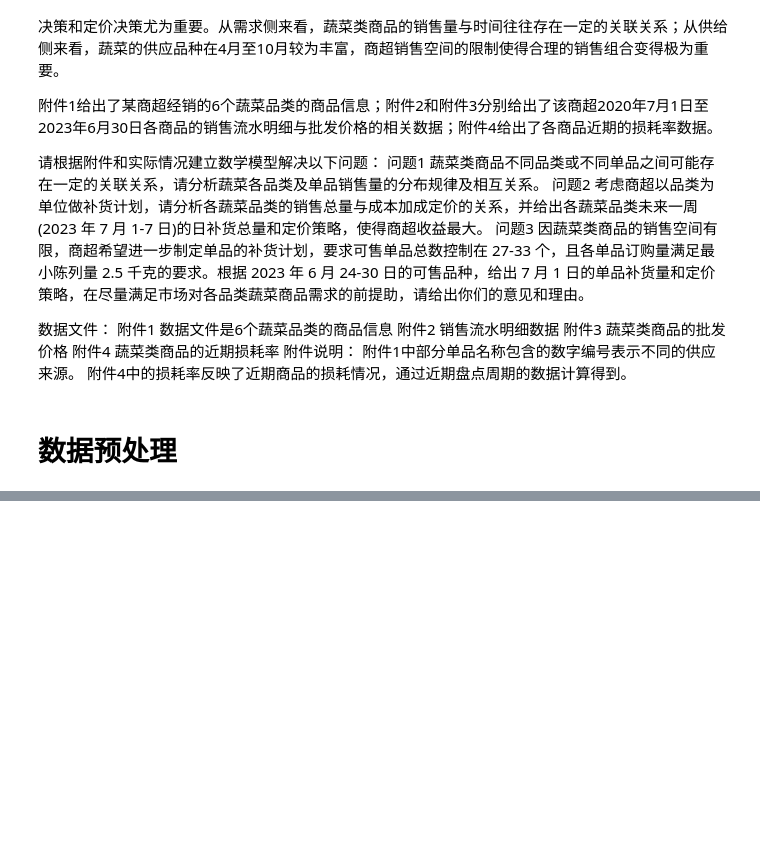
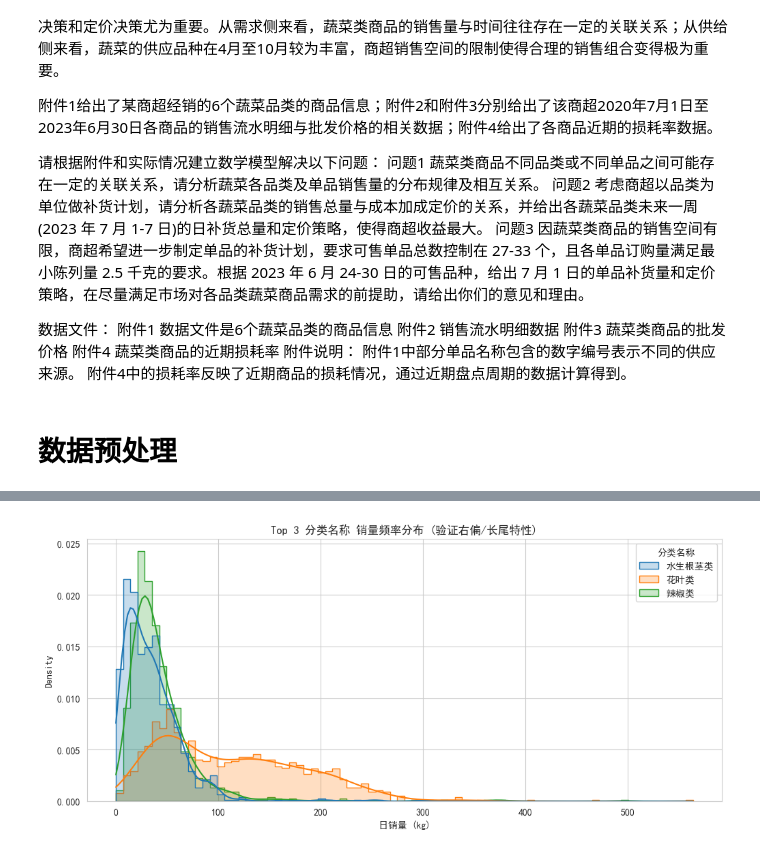
Before and after one commit to VasantLong/ml2025, a Jupyter notebook: hw/独立实践项目/code.ipynb, the cells around one changed output, grey strips where cells are left out. Saved outputs shown, nothing was run; the diff lists cells and outputs as text; code cells hidden in the pictures; blank space fills up the shorter version.

```diff
--- a/hw/独立实践项目/code.ipynb
+++ b/hw/独立实践项目/code.ipynb
@@ -273,0 +306,92 @@ memory usage: 367.0+ KB
+# %%
+def analyze_comprehensive_distribution(df_daily, level_name='分类名称'):
+    """
+    全方位分布规律分析：统计形态 + 周期规律 + ABC分析
+    """
+    print(f"📊 === {level_name} 全方位分布规律分析 ===\n")
+
+    # 设置绘图风格
+    sns.set_style("whitegrid")
+    plt.rcParams['font.sans-serif'] = ['SimHei'] # 解决中文显示
+    plt.rcParams['axes.unicode_minus'] = False
+
+    # ------------------------------------------------------
+    # 1. 统计形态分析 (直方图 + KDE)
+    # ------------------------------------------------------
+    plt.figure(figsize=(12, 5))
+
+    # 选择销量最大的前3个品类/单品进行展示，避免图太乱
+    top_items = df_daily.groupby(level_name)['销量'].sum().nlargest(3).index
+    subset = df_daily[df_daily[level_name].isin(top_items)]
+
+    sns.histplot(data=subset, x='销量', hue=level_name, kde=True, element="step", stat="density", common_norm=False)
+    plt.title(f'Top 3 {level_name} 销量频率分布 (验证右偏/长尾特性)')
+    plt.xlabel('日销量 (kg)')
+    plt.show()
+    print("   💡 解读: 如果曲线呈现'左高右低'拖着长尾巴，说明是典型的右偏分布。这意味着大部分时间销量稳定，但需警惕偶尔的爆发性需求。")
+
+    # ------------------------------------------------------
+    # 2. 周度模式分析 (Weekly Pattern)
+    # ------------------------------------------------------
+    # 聚合计算：星期 x 品类 的平均销量
+    weekly_pattern = df_daily.groupby(['星期', level_name])['销量'].mean().reset_index()
+    # 将数字星期转换为中文
+    week_map = {0:'周一', 1:'周二', 2:'周三', 3:'周四', 4:'周五', 5:'周六', 6:'周日'}
+    weekly_pattern['星期中文'] = weekly_pattern['星期'].map(week_map)
+
+    plt.figure(figsize=(12, 5))
+    sns.lineplot(data=weekly_pattern, x='星期', y='销量', hue=level_name, marker='o', linewidth=2)
+    plt.title(f'{level_name} 周内销售规律 (寻找周末效应)')
+    plt.ylabel('平均日销量 (kg)')
+    plt.grid(True, linestyle='--', alpha=0.6)
+    plt.show()
+
+    # ------------------------------------------------------
+    # 3. ABC 分析 (帕累托图) - 仅针对“单品”层面才有意义
+    # ------------------------------------------------------
+    if level_name == '单品名称':
+        print(f"\n🏆 [核心单品识别 - ABC分析]")
+        # 按总销量排序
+        sku_sales = df_daily.groupby(level_name)['销量'].sum().sort_values(ascending=False).reset_index()
+        sku_sales['累计销量'] = sku_sales['销量'].cumsum()
+        sku_sales['累计占比'] = sku_sales['累计销量'] / sku_sales['销量'].sum()
+
+        # 划分 ABC 类
+        # A类: 累计占比 < 80% (核心)
+        # B类: 80% - 95% (次要)
+        # C类: > 95% (长尾)
+        def get_abc_class(cumsum_ratio):
+            if cumsum_ratio <= 0.80: return 'A类(核心)'
+            elif cumsum_ratio <= 0.95: return 'B类(次要)'
+            else: return 'C类(长尾)'
+
+        sku_sales['类别'] = sku_sales['累计占比'].apply(get_abc_class)
+
+        # 统计各类别的数量
+        abc_summary = sku_sales.groupby('类别').agg({'单品名称':'count', '销量':'sum'}).sort_values('销量', ascending=False)
+        abc_summary['单品数量占比'] = abc_summary['单品名称'] / len(sku_sales)
+        abc_summary['销量贡献占比'] = abc_summary['销量'] / sku_sales['销量'].sum()
+
+        print(abc_summary[['单品名称', '单品数量占比', '销量贡献占比']].round(4))
+
+        # 绘制帕累托图 (前50个单品)
+        plt.figure(figsize=(14, 6))
+        top_50 = sku_sales.head(50)
+        ax1 = sns.barplot(x='单品名称', y='销量', data=top_50, color='steelblue', alpha=0.7, label='单品销量')
+        ax2 = ax1.twinx()
+        sns.lineplot(x='单品名称', y='累计占比', data=top_50, color='red', marker='o', ax=ax2, label='累计占比')
+
+        ax2.axhline(0.8, color='green', linestyle='--', label='80% 分界线')
+
+        ax1.set_xticklabels(ax1.get_xticklabels(), rotation=90, fontsize=8)
+        plt.title('Top 50 单品帕累托分析 (二八定律验证)')
+        plt.show()
+
+# === 执行分析 ===
+# 1. 对品类进行分布和周期分析
+analyze_comprehensive_distribution(df_cat_daily, level_name='分类名称')
+
+# 2. 对单品进行ABC分析 (假设你之前生成的单品日数据叫 df_sku_daily)
+# 注意：这里会输出非常关键的结论，比如“前 15% 的单品贡献了 80% 的利润”
+analyze_comprehensive_distribution(df_sku_daily, level_name='单品名称')
+# %% [output]
@@ -273,0 +399 @@ memory usage: 367.0+ KB
+[figure, added]
```
Also changed, not shown: parts of 30 cells of this notebook.
